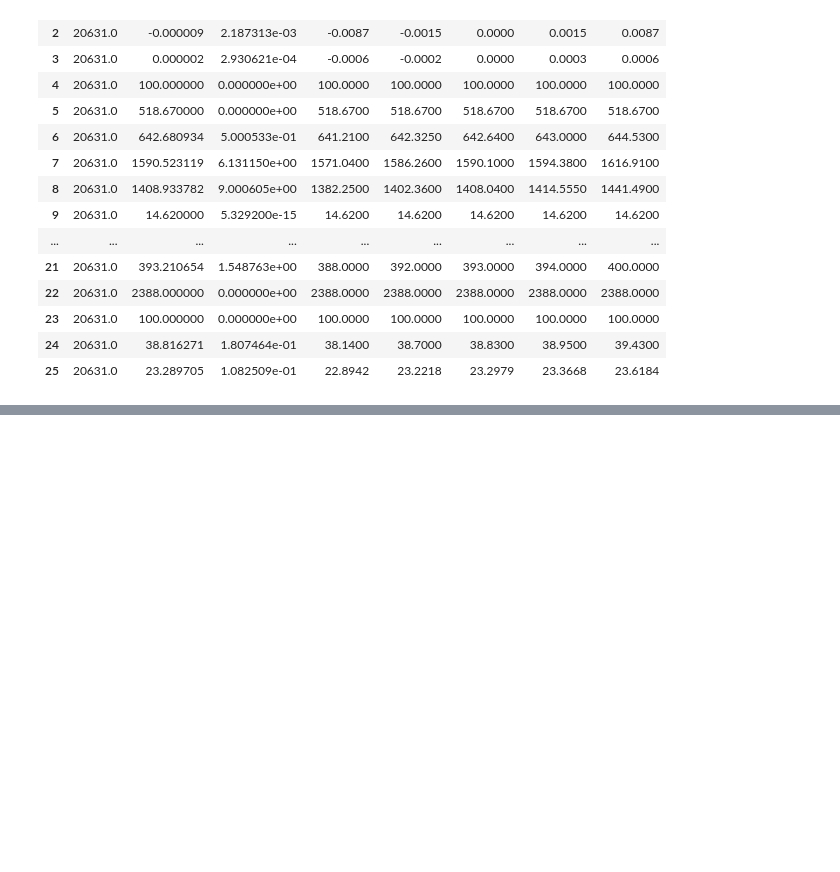
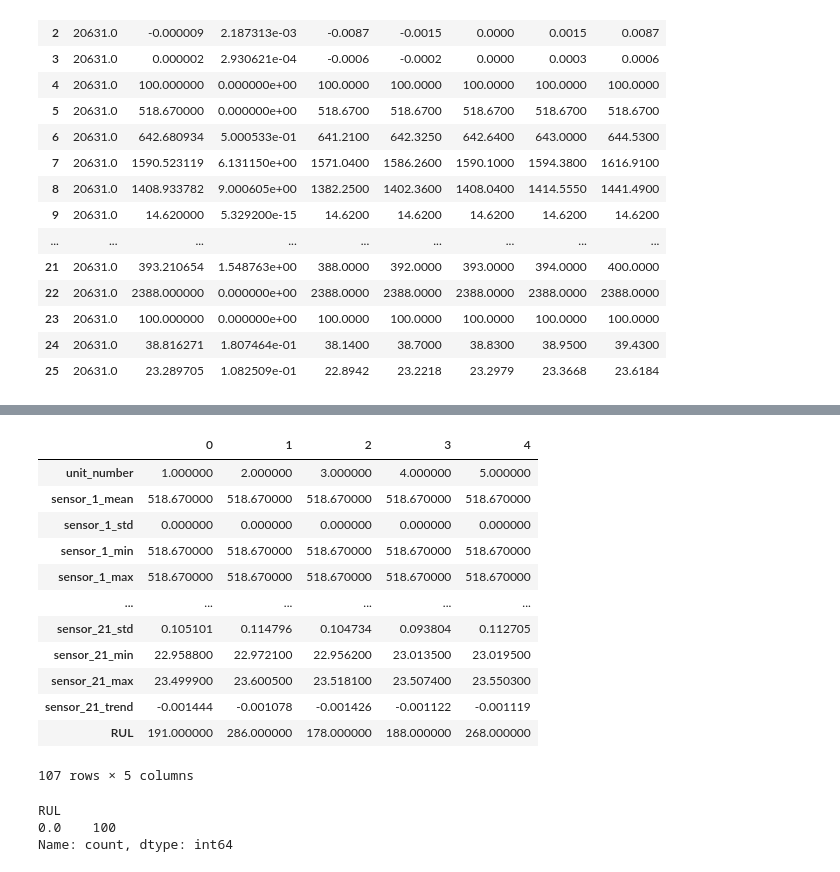
Before and after one commit to bertnyak/nasa_turbofan_engine_project, a Jupyter notebook: preprocessing/nasa_turbofan_engine.ipynb, the cells around one changed output, grey strips where cells are left out. Saved outputs shown, nothing was run; the diff lists cells and outputs as text; code cells hidden in the pictures; blank space fills up the shorter version.

```diff
--- a/preprocessing/nasa_turbofan_engine.ipynb
+++ b/preprocessing/nasa_turbofan_engine.ipynb
@@ -99,0 +148,63 @@ data_train.head()
+# %%
+# Feature engineering
+def create_engine_features_fixed(df):
+
+    sensor_cols = [col for col in df.columns if 'sensor' in col]
+
+    engine_features = []
+
+    for engine_id in df['unit_number'].unique():
+        engine_data = df[df['unit_number'] == engine_id]
+
+        features = {'unit_number': engine_id}
+
+        # Для каждого датчика считаем статистики
+        for sensor in sensor_cols:
+            sensor_data = engine_data[sensor]
+
+            # Базовые статистики
+            features[f'{sensor}_mean'] = float(sensor_data.mean())
+            features[f'{sensor}_std'] = float(sensor_data.std())
+            features[f'{sensor}_min'] = float(sensor_data.min())
+            features[f'{sensor}_max'] = float(sensor_data.max())
+
+            # Тренд (линейный)
+            if len(sensor_data) > 1:
+                x = np.arange(len(sensor_data))
+                slope = np.polyfit(x, sensor_data.values, 1)[0]
+                features[f'{sensor}_trend'] = float(slope)
+            else:
+                features[f'{sensor}_trend'] = 0.0
+
+
+        if 'RUL' in engine_data.columns:
+            features['RUL'] = float(engine_data['RUL'].iloc[0])
+        else:
+            features['RUL'] = 0.0  # или посчитать если нужно
+
+        engine_features.append(features)
+
+    return pd.DataFrame(engine_features)
+# %%
+df = create_engine_features_fixed(data_train)
+df.head().T
+# %% [output]
+|  | 0 | 1 | 2 | 3 | 4 |
+| unit_number | 1.000000 | 2.000000 | 3.000000 | 4.000000 | 5.000000 |
+| sensor_1_mean | 518.670000 | 518.670000 | 518.670000 | 518.670000 | 518.670000 |
+| sensor_1_std | 0.000000 | 0.000000 | 0.000000 | 0.000000 | 0.000000 |
+| sensor_1_min | 518.670000 | 518.670000 | 518.670000 | 518.670000 | 518.670000 |
+| sensor_1_max | 518.670000 | 518.670000 | 518.670000 | 518.670000 | 518.670000 |
+| ... | ... | ... | ... | ... | ... |
+| sensor_21_std | 0.105101 | 0.114796 | 0.104734 | 0.093804 | 0.112705 |
+| sensor_21_min | 22.958800 | 22.972100 | 22.956200 | 23.013500 | 23.019500 |
+| sensor_21_max | 23.499900 | 23.600500 | 23.518100 | 23.507400 | 23.550300 |
+| sensor_21_trend | -0.001444 | -0.001078 | -0.001426 | -0.001122 | -0.001119 |
+| RUL | 191.000000 | 286.000000 | 178.000000 | 188.000000 | 268.000000 |
+107 rows × 5 columns
+# %%
+df['RUL'].value_counts()
+# %% [output]
+RUL
+0.0    100
+Name: count, dtype: int64
```
Also changed, not shown: parts of 6 cells of this notebook.
